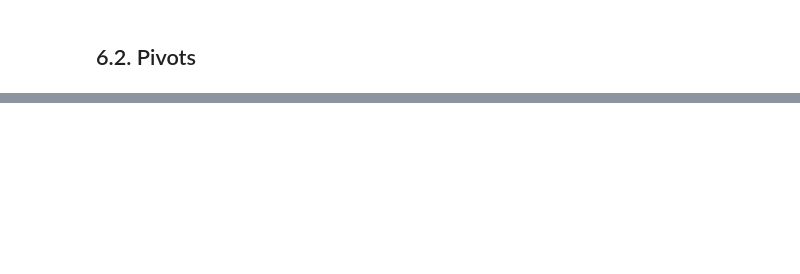
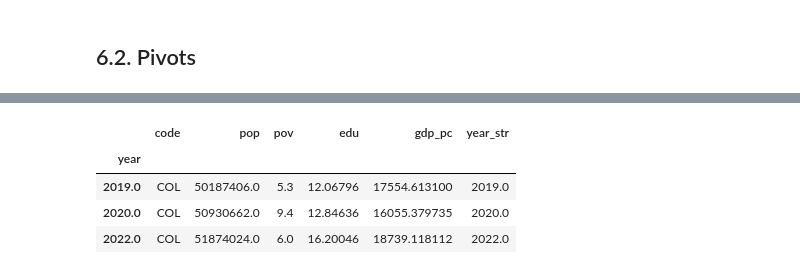
Before and after one commit to FintradeLab/CinC24_2, a Jupyter notebook: 04_Dataframe.ipynb, the cells around one changed output, grey strips where cells are left out. Cells and saved outputs as stored; diff of their text form; code cells hidden in the pictures; blank space fills up the shorter version.

```diff
--- a/04_Dataframe.ipynb
+++ b/04_Dataframe.ipynb
@@ -353,0 +358,12 @@ plt.show()
+# %%
+import plotly.express as px
+
+# Filter data for Colombia
+colombia_data = d2.loc['Colombia']
+
+# Create the line graph
+fig = px.line(colombia_data, x=colombia_data.index.get_level_values('year'), y='gdp_pc',
+             title='GDP per capita of Colombia')
+fig.update_xaxes(title_text='Year', dtick=1)  # Set dtick to 1
+fig.update_yaxes(title_text='GDP per capita')
+fig.show()
@@ -353,0 +425,8 @@ plt.show()
+# %%
+colombia_data.head()
+# %% [output]
+|  | code | pop | pov | edu | gdp_pc | year_str |
+| year |  |  |  |  |  |  |
+| 2019.0 | COL | 50187406.0 | 5.3 | 12.06796 | 17554.613100 | 2019.0 |
+| 2020.0 | COL | 50930662.0 | 9.4 | 12.84636 | 16055.379735 | 2020.0 |
+| 2022.0 | COL | 51874024.0 | 6.0 | 16.20046 | 18739.118112 | 2022.0 |
```
Also changed, not shown: parts of 28 cells of this notebook.
